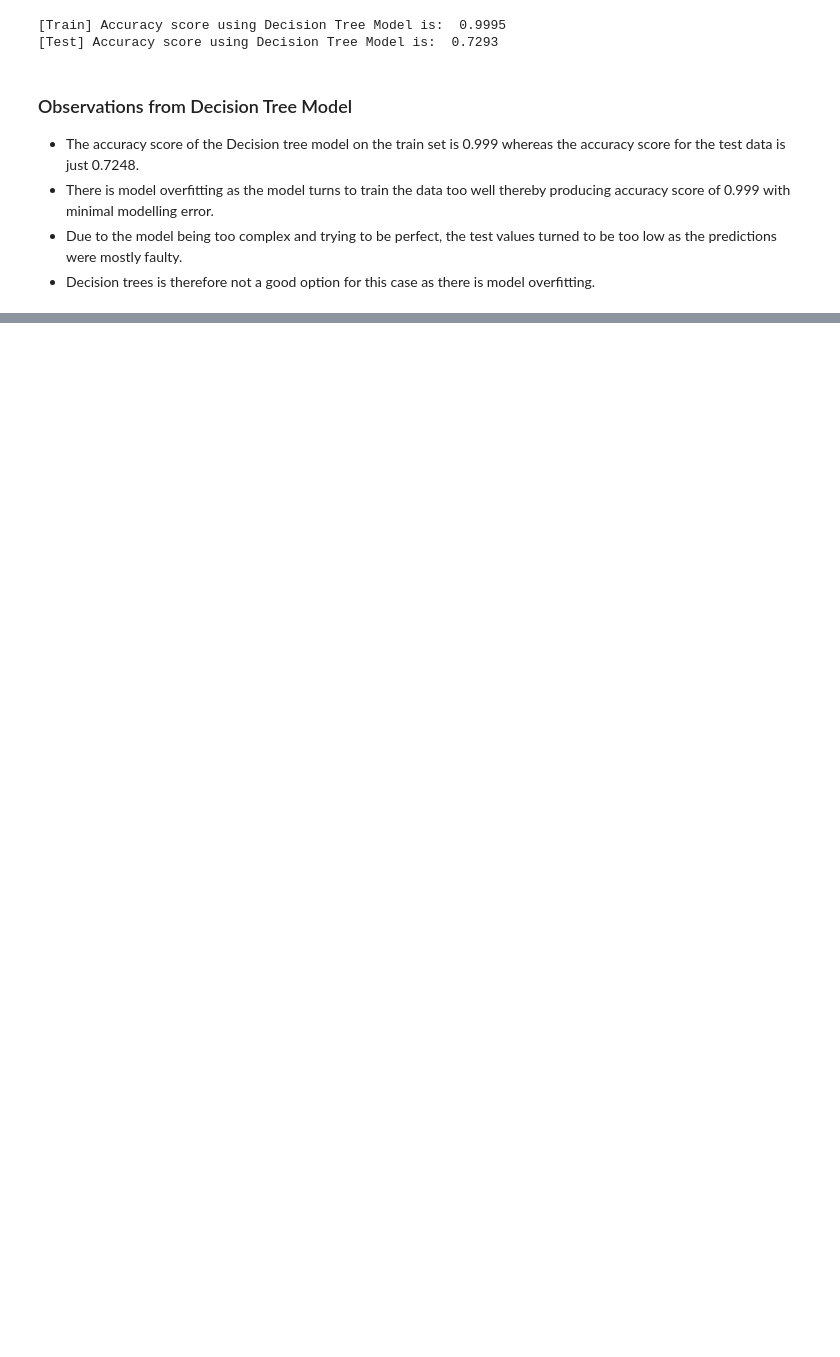
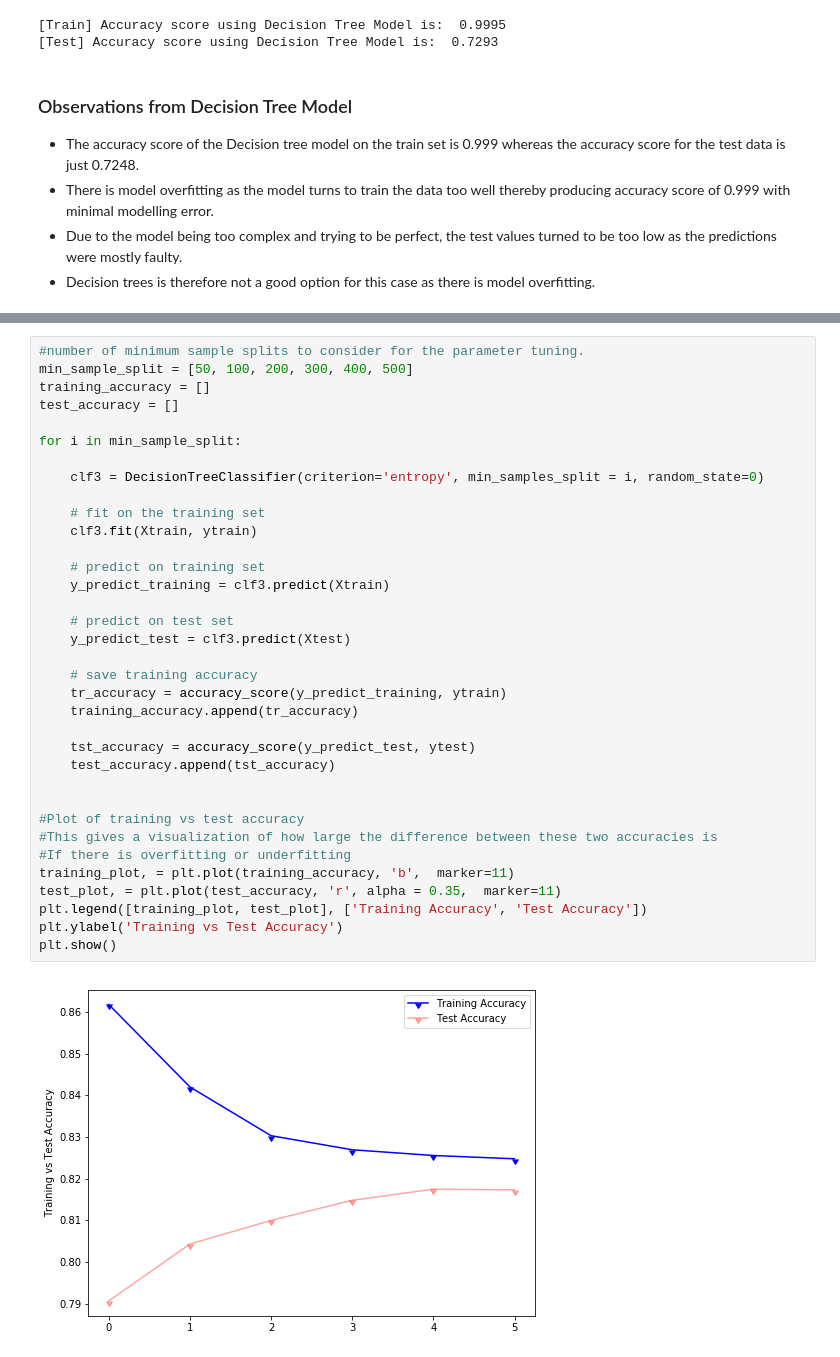
Before and after one commit to mozilla/PRESC, a Jupyter notebook: dev/dzekem/project.ipynb, the cells around one changed output, grey strips where cells are left out. Cells and saved outputs as stored; diff of their text form; blank space fills up the shorter version.

```diff
--- a/dev/dzekem/project.ipynb
+++ b/dev/dzekem/project.ipynb
@@ -300,0 +404,37 @@ print('[Test] Accuracy score using Decision Tree Model is: ', round(accuracy_sco
+# %%
+#number of minimum sample splits to consider for the parameter tuning.
+min_sample_split = [50, 100, 200, 300, 400, 500]
+training_accuracy = []
+test_accuracy = []
+
+for i in min_sample_split:
+
+    clf3 = DecisionTreeClassifier(criterion='entropy', min_samples_split = i, random_state=0)
+
+    # fit on the training set
+    clf3.fit(Xtrain, ytrain)
+
+    # predict on training set
+    y_predict_training = clf3.predict(Xtrain)
+
+    # predict on test set
+    y_predict_test = clf3.predict(Xtest)
+
+    # save training accuracy
+    tr_accuracy = accuracy_score(y_predict_training, ytrain)
+    training_accuracy.append(tr_accuracy)
+
+    tst_accuracy = accuracy_score(y_predict_test, ytest)
+    test_accuracy.append(tst_accuracy)
+
+
+#Plot of training vs test accuracy
+#This gives a visualization of how large the difference between these two accuracies is
+#If there is overfitting or underfitting
+training_plot, = plt.plot(training_accuracy, 'b',  marker=11)
+test_plot, = plt.plot(test_accuracy, 'r', alpha = 0.35,  marker=11)
+plt.legend([training_plot, test_plot], ['Training Accuracy', 'Test Accuracy'])
+plt.ylabel('Training vs Test Accuracy')
+plt.show()
+# %% [output]
+[figure, added]
```
Also changed, not shown: parts of 16 cells of this notebook.
